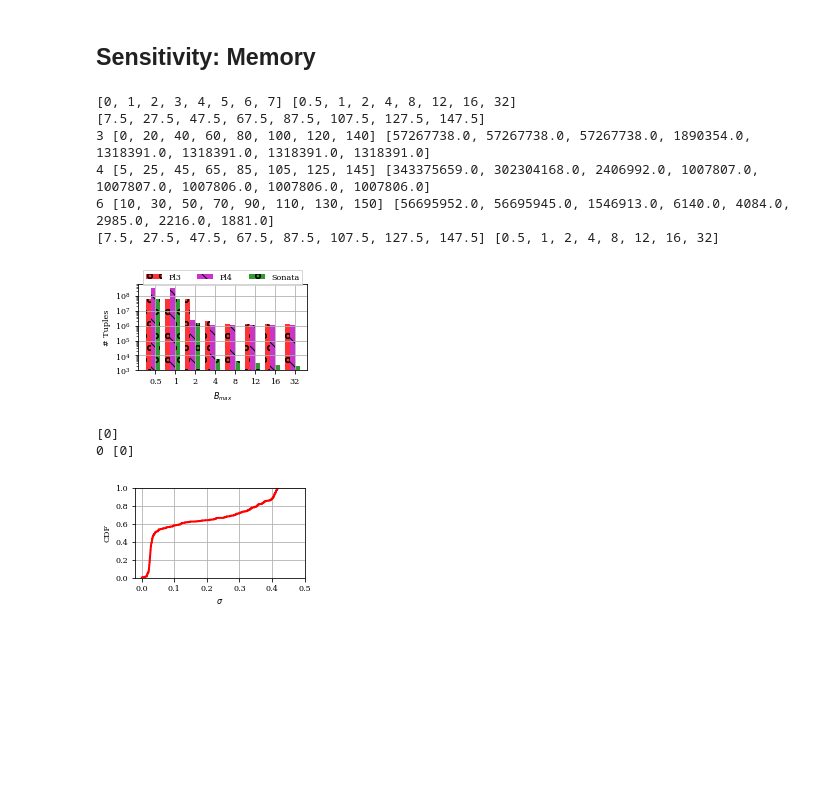
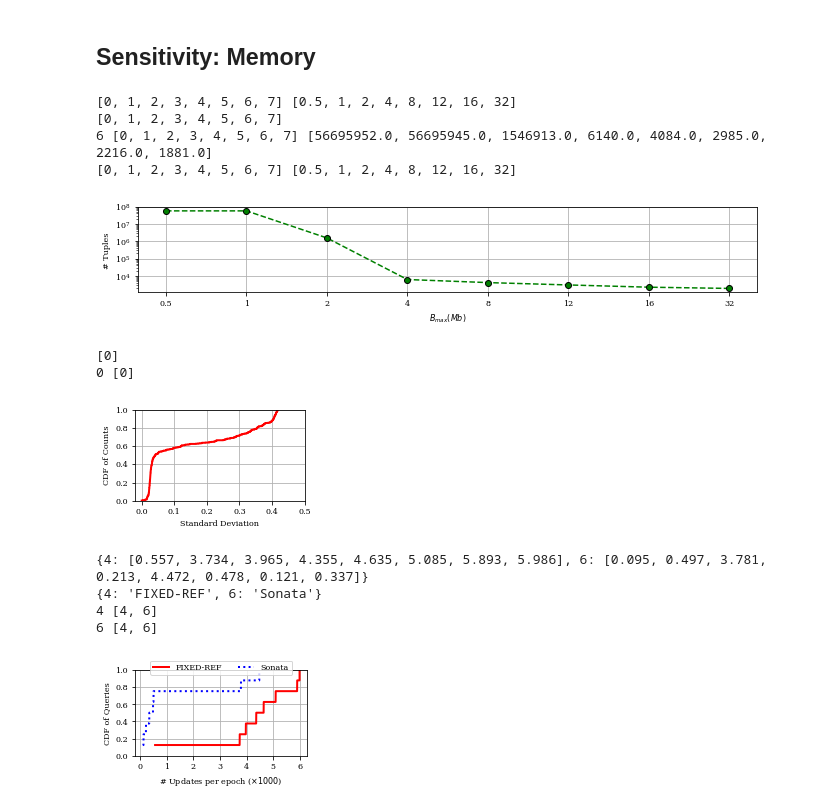
Before and after one commit to agupta13/SONATA-DEV, a Jupyter notebook: analysis/performance_eval/plot_results/plot_results.ipynb, the cells around one changed output. Saved outputs shown, nothing was run; the diff lists cells and outputs as text; code cells hidden in the pictures; blank space fills up the shorter version.

Commit message:
completed overhead analysis (update burst)+ fixed a bug

```diff
--- a/analysis/performance_eval/plot_results/plot_results.ipynb
+++ b/analysis/performance_eval/plot_results/plot_results.ipynb
@@ -36,7 +36,7 @@ matplotlib.rcParams['font.size']= 8
 
 import pickle
 color_n=['k','c','b','r','m','k','g']
-markers=['o','*','^','s','d','3','d','o','*','^','1','4']
+markers=['o','*','^','s','*','o','d','o','*','^','1','4']
 linestyles=[ '-',':','--','-.','--',':','-','-.', '--',':']
 # %%
 data = {1: {0: {2: 572040.0, 3: 77.0, 4: 479.0, 6: 77.0},
@@ -277,7 +277,7 @@ bits_max_register = 32 * 1000000
 
 apps = [2,3,5,6,7, 9, 10, 11, 12]
 modes = [1,2,3,4,6]
-modes_2_labels = {1:"Pl1", 2: "Pl2", 3: "Pl3", 4: "Pl4", 6: "Sonata"}
+modes_2_labels = {1: "All-SP", 2: "Filter-DP", 3: "Max-DP", 4: "Fix-REF", 6: "Sonata"}
 hatches = {0:'/', 1:'-', 2:'+', 3:'x', 4:'\\', 5:'x', 6:'o', 7:'O', 8:'.'}
 
 ids_2_labels = {1: "Dup Acks", 2:"New TCP", 3: "SSH Brute", 4: "HH",
@@ -621,12 +624,12 @@ data = {1: {32: 113391396, 1: 113391396, 2: 113391396, 4: 113391396, 8: 11339139
         6: {32: 4084.0, 1: 4084.0, 2: 4084.0, 4: 4084.0, 8: 4084.0, 12: 4084.0, 16: 4084.0}}
 
 Ds = [1,2,4,8,12,16,32]
-modes = [3,4,6]
+modes = [6]
 modes_2_labels = {1: "Pl1", 2: "Pl2", 3: "Pl3", 4: "Pl4", 6: "Sonata"}
 hatches = {0:'/', 1:'-', 2:'+', 3:'o', 4:'\\', 5:'x', 6:'o', 7:'O', 8:'.'}
 
 def draw_plots(data, modes, modes_2_labels):
-    #matplotlib.rcParams['figure.figsize']= [6.25, 1.93]
+    matplotlib.rcParams['figure.figsize']= [6.25, 1.93]
     f, (ax) = plt.subplots(1)
     ctr = 0
     bar_width = 5
@@ -638,15 +641,17 @@ def draw_plots(data, modes, modes_2_labels):
     print xlab, qids
 
     ticks = [shift*l+(0.5*bar_width)*len(modes) for l in xlab]
+    ticks = xlab
     print ticks
 
     for mode in modes:
         y = [data[mode][qid] for qid in qids]
 
         x = [l*shift+ctr*bar_width for l in xlab]
-
+        x= xlab
         print mode, x, y
-        ax.bar(x, y, bar_width, alpha=0.8, color=color_n[mode], hatch = hatches[mode],label=modes_2_labels[mode])
+        #ax.bar(x, y, bar_width, alpha=0.8, color=color_n[mode], hatch = hatches[mode],label=modes_2_labels[mode])
+        pl.plot(x,y,label=modes_2_labels[mode],color='g',linestyle='--', marker='o', mec='k')
 
         ctr += 1
 
@@ -659,8 +664,8 @@ def draw_plots(data, modes, modes_2_labels):
     #ax.set_xlim(xmax=5.25)
     ax.set_yscale("log", nonposy='clip')
 #     ax.set_xlim(xmin=0.75)
-    ax.legend(loc='upper center', bbox_to_anchor=(0.5, 1.2),
-              ncol=5, fancybox=False, shadow=False)
+#     ax.legend(loc='upper center', bbox_to_anchor=(0.5, 1.2),
+#               ncol=5, fancybox=False, shadow=False)
     fname = "/Users/arpit/Documents/nsdi18/writing/figures/sensitivity_W_analysis.eps"
     plt.tight_layout()
     plot_name = fname
@@ -690,7 +693,7 @@ data = {1: {0.5: 113391396, 1: 113391396, 2: 113391396, 4: 113391396, 32: 113391
 
 Ds = data[6].keys()
 Ds.sort()
-modes = [3,4,6]
+modes = [6]
 modes_2_labels = {1: "Pl1", 2: "Pl2", 3: "Pl3", 4: "Pl4", 6: "Sonata"}
 hatches = {0:'/', 1:'-', 2:'+', 3:'o', 4:'\\', 5:'x', 6:'o', 7:'O', 8:'.'}
 
@@ -698,7 +701,7 @@ matplotlib.rc('text', usetex=False)
 matplotlib.use('Agg')
 # matplotlib.rcParams['pdf.fonttype'] = 42
 # matplotlib.rcParams['ps.fonttype'] = 42
-matplotlib.rcParams['figure.figsize']= [3.125, 1.93]
+#matplotlib.rcParams['figure.figsize']= [3.125, 1.93]
 # matplotlib.rcParams['text.usetex'] = True
 matplotlib.rcParams['font.family']= 'serif'
 # matplotlib.rcParams['font.sans-serif']='Times'
@@ -713,50 +716,49 @@ def draw_plots(data, modes, modes_2_labels):
     shift = (1+len(modes))*bar_width
     qids = Ds
     qids.sort()
-#     matplotlib.rcParams['figure.figsize']= [6.25, 1.93]
+    matplotlib.rcParams['figure.figsize']= [6.25, 1.93]
 
     xlab = range(len(qids))
     print xlab, qids
 
-    ticks = [shift*l+(0.5*bar_width)*len(modes) for l in xlab]
+    ticks = xlab
     print ticks
 
     for mode in modes:
         y = [data[mode][qid] for qid in qids]
 
-        x = [l*shift+ctr*bar_width for l in xlab]
+        x = xlab
 
         print mode, x, y
-        ax.bar(x, y, bar_width, alpha=0.8, color=color_n[mode], hatch = hatches[mode],label=modes_2_labels[mode])
+        #ax.bar(x, y, bar_width, alpha=0.8, color=color_n[mode], hatch = hatches[mode],label=modes_2_labels[mode])
+        pl.plot(x,y,label=modes_2_labels[mode],color='g',linestyle='--', marker='o', mec='k')
 
         ctr += 1
 
-    plt.xlabel(r'$B_{max}$')
+    plt.xlabel(r'$B_{max}$ (Mb)')
     plt.ylabel('# Tuples')
 
     print ticks, qids
     plt.xticks(ticks, qids, rotation=0)
     ax.grid(True)
     #ax.set_xlim(xmax=5.25)
     ax.set_yscale("log", nonposy='clip')
 #     ax.set_xlim(xmin=0.75)
-    ax.legend(loc='upper center', bbox_to_anchor=(0.5, 1.2),
-              ncol=5, fancybox=False, shadow=False)
+#     ax.legend(loc='upper center', bbox_to_anchor=(0.5, 1.2),
+#               ncol=5, fancybox=False, shadow=False)
     fname = "/Users/arpit/Documents/nsdi18/writing/figures/sensitivity_B_analysis.eps"
     plt.tight_layout()
     plot_name = fname
     pl.savefig(plot_name)
     plt.show()
     pass
 
 # plot_data = get_plot_data(data)
 draw_plots(data, modes, modes_2_labels)
 # %% [output]
 [0, 1, 2, 3, 4, 5, 6, 7] [0.5, 1, 2, 4, 8, 12, 16, 32]
-[7.5, 27.5, 47.5, 67.5, 87.5, 107.5, 127.5, 147.5]
-3 [0, 20, 40, 60, 80, 100, 120, 140] [57267738.0, 57267738.0, 57267738.0, 1890354.0, 1318391.0, 1318391.0, 1318391.0, 1318391.0]
-4 [5, 25, 45, 65, 85, 105, 125, 145] [343375659.0, 302304168.0, 2406992.0, 1007807.0, 1007807.0, 1007806.0, 1007806.0, 1007806.0]
-6 [10, 30, 50, 70, 90, 110, 130, 150] [56695952.0, 56695945.0, 1546913.0, 6140.0, 4084.0, 2985.0, 2216.0, 1881.0]
-[7.5, 27.5, 47.5, 67.5, 87.5, 107.5, 127.5, 147.5] [0.5, 1, 2, 4, 8, 12, 16, 32]
+[0, 1, 2, 3, 4, 5, 6, 7]
+6 [0, 1, 2, 3, 4, 5, 6, 7] [56695952.0, 56695945.0, 1546913.0, 6140.0, 4084.0, 2985.0, 2216.0, 1881.0]
+[0, 1, 2, 3, 4, 5, 6, 7] [0.5, 1, 2, 4, 8, 12, 16, 32]
-[figure, old version]
+[figure, new version]
 # %%
@@ -791,7 +793,7 @@ def plotCDF(data, order, xlabel, ylabel, Xmax, Xmin, fname, labels = None, isLog
         scale = 1.0/cdf[-1]
         cdf=cdf*scale
         p1.append([])
-        pl.plot(bin_edges[1:],cdf,label=key,color=color_n[i],linestyle=linestyles[i], linewidth=2.0)
+        pl.plot(bin_edges[1:],cdf,label=labels[key],color=color_n[i],linestyle=linestyles[i], linewidth=2.0)
         i+=1
 
 
@@ -816,9 +818,34 @@ def plotCDF(data, order, xlabel, ylabel, Xmax, Xmin, fname, labels = None, isLog
     #pl.savefig(plot_name_png)
     #pl.savefig(plot_name_jpg)
 
-plotCDF(data={0:out}, order=[0], xlabel=r'$\sigma$', ylabel='CDF', Xmax=0.5, Xmin='N/A',
+plotCDF(data={0:out}, order=[0], xlabel=r'Standard Deviation', ylabel='CDF of Counts', Xmax=0.5, Xmin='N/A',
         fname='/Users/arpit/Documents/nsdi18/writing/figures/sigma_cdf', labels = None, isLog=False)
 # %% [output]
 [0]
 0 [0]
-[figure, old version]
+[figure, new version]
+# %%
+data = {1: {0: {4: [557], 6: [95]}}, 2: {0: {4: [3734], 6: [497]}}, 3: {0: {4: [3965], 6: [3781]}}, 4: {0: {4: [4355], 6: [213]}}, 5: {0: {4: [4635], 6: [4472]}}, 6: {0: {4: [5085], 6: [478]}}, 7: {0: {4: [5893], 6: [121]}}, 8: {0: {4: [5986], 6: [337]}}}
+
+modes = [4,6]
+
+def get_plot_data(data, modes):
+    out = {}
+    for qn in data:
+        for mode in data[qn][0]:
+            if mode not in out:
+                out[mode] = []
+            tmp = [float(x)/1000 for x in data[qn][0][mode]]
+            out[mode]+=tmp
+    return out
+
+plot_data = get_plot_data(data, modes)
+print plot_data
+plotCDF(plot_data, order=[6,4], xlabel=r'# Updates per epoch ($\times 1000$)', ylabel='CDF of Queries', Xmax='N/A', Xmin='N/A',
+        fname='/Users/arpit/Documents/nsdi18/writing/figures/overhead', labels = {4:'FIXED-REF', 6:'Sonata'}, isLog=False)
+# %% [output]
+{4: [0.557, 3.734, 3.965, 4.355, 4.635, 5.085, 5.893, 5.986], 6: [0.095, 0.497, 3.781, 0.213, 4.472, 0.478, 0.121, 0.337]}
+{4: 'FIXED-REF', 6: 'Sonata'}
+4 [4, 6]
+6 [4, 6]
+[figure, added]
```
Also changed, not shown: parts of 4 cells of this notebook, 5 other files.
